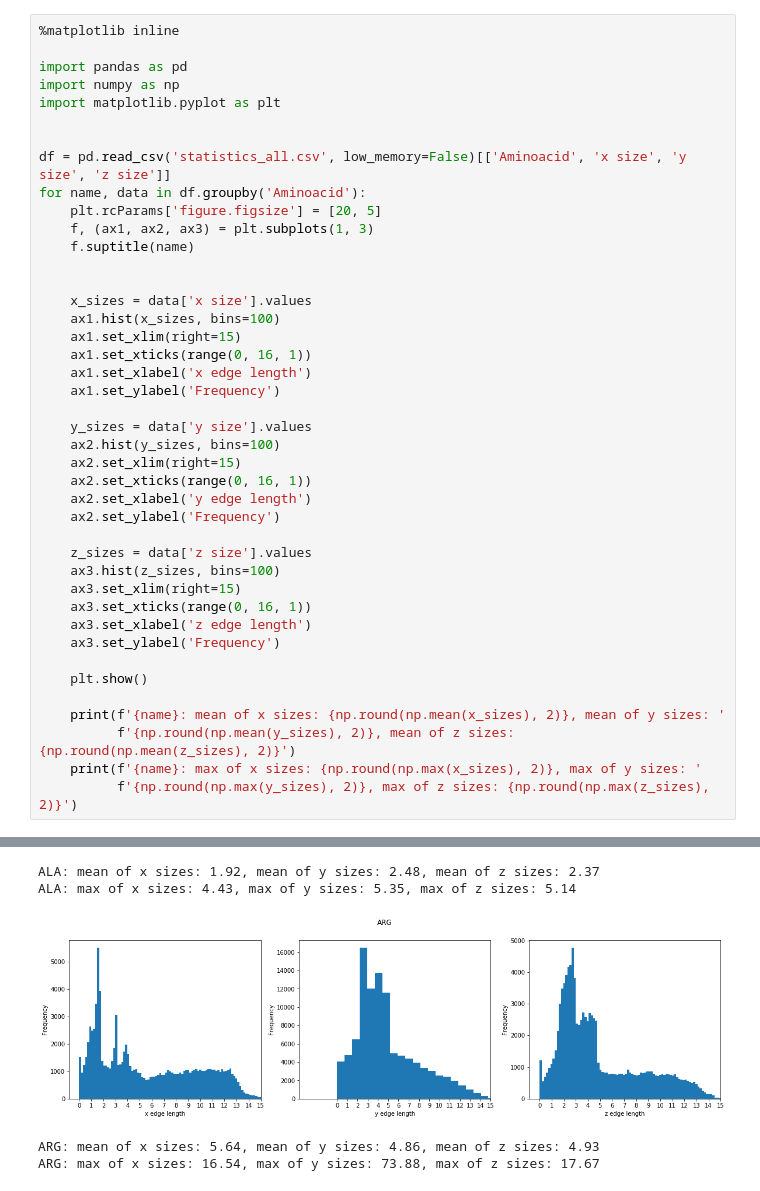
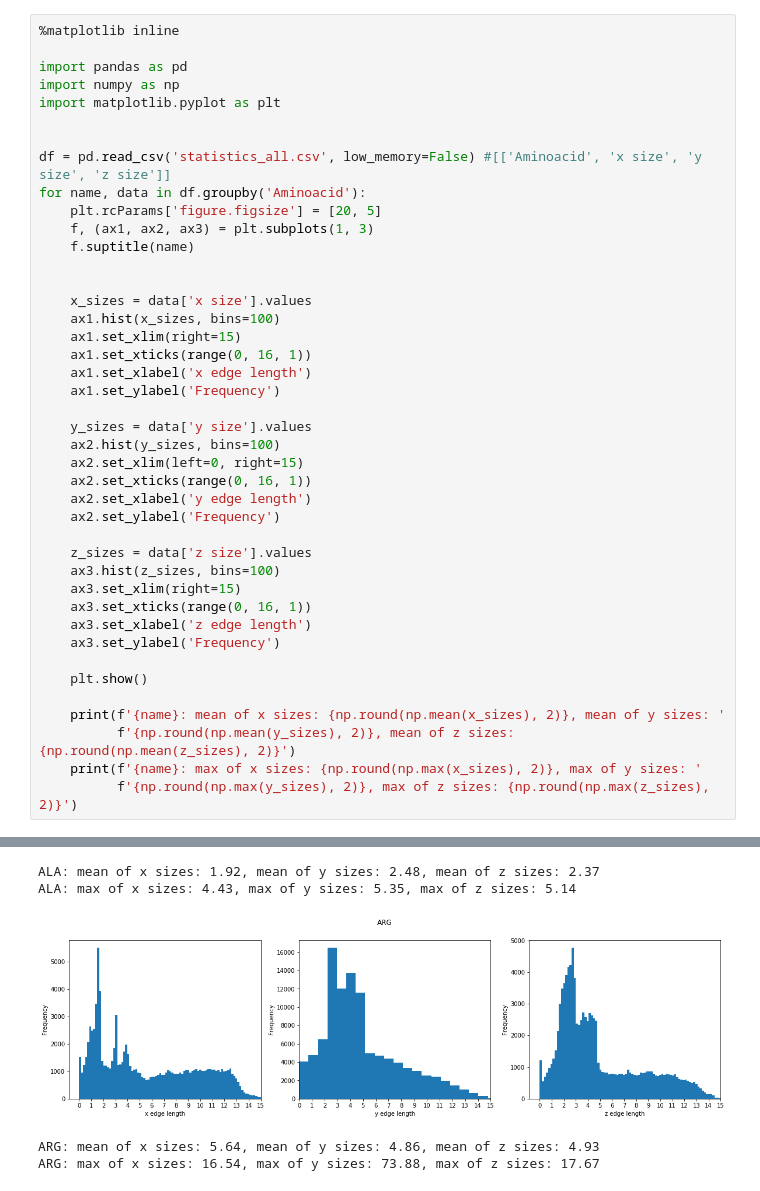
Before and after one commit to SaraKuznik/proteins-RNA-CNN, a Jupyter notebook: bounding_box_sizes.ipynb, the cells around one changed output, grey strips where cells are left out. Saved outputs shown, nothing was run; the diff lists cells and outputs as text.

```diff
--- a/bounding_box_sizes.ipynb
+++ b/bounding_box_sizes.ipynb
@@ -6,7 +6,7 @@ import numpy as np
 import matplotlib.pyplot as plt
 
 
-df = pd.read_csv('statistics_all.csv', low_memory=False)[['Aminoacid', 'x size', 'y size', 'z size']]
+df = pd.read_csv('statistics_all.csv', low_memory=False) #[['Aminoacid', 'x size', 'y size', 'z size']]
 for name, data in df.groupby('Aminoacid'):
     plt.rcParams['figure.figsize'] = [20, 5]
     f, (ax1, ax2, ax3) = plt.subplots(1, 3)
@@ -22,7 +22,7 @@ for name, data in df.groupby('Aminoacid'):
 
     y_sizes = data['y size'].values
     ax2.hist(y_sizes, bins=100)
-    ax2.set_xlim(right=15)
+    ax2.set_xlim(left=0, right=15)
     ax2.set_xticks(range(0, 16, 1))
     ax2.set_xlabel('y edge length')
     ax2.set_ylabel('Frequency')
@@ -45,5 +45,5 @@ for name, data in df.groupby('Aminoacid'):
 ALA: mean of x sizes: 1.92, mean of y sizes: 2.48, mean of z sizes: 2.37
 ALA: max of x sizes: 4.43, max of y sizes: 5.35, max of z sizes: 5.14
-[figure, old version]
+[figure, new version]
 ARG: mean of x sizes: 5.64, mean of y sizes: 4.86, mean of z sizes: 4.93
 ARG: max of x sizes: 16.54, max of y sizes: 73.88, max of z sizes: 17.67
```
Also changed, not shown: parts of 2 cells of this notebook.
